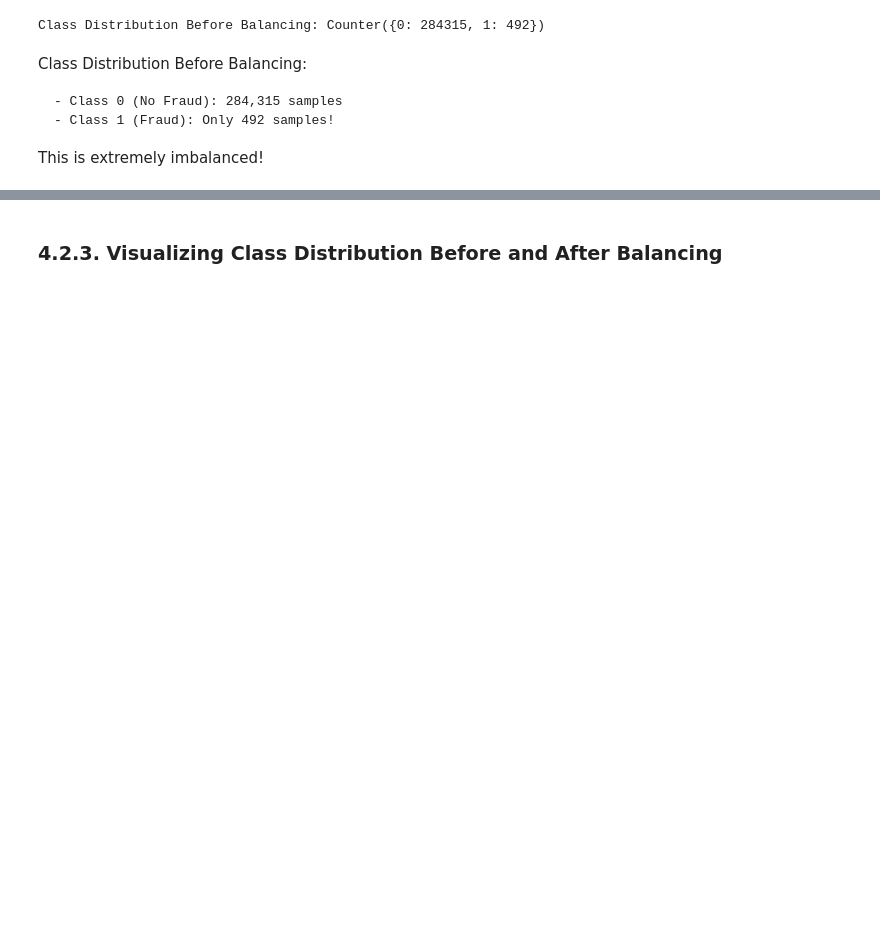
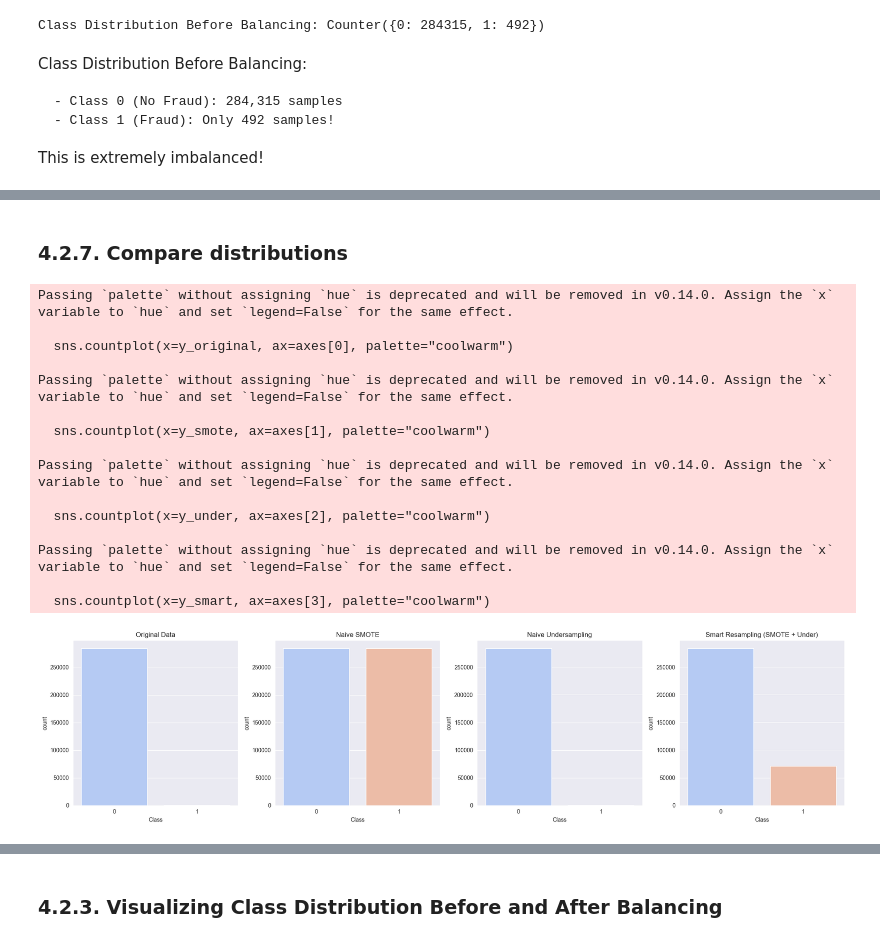
Before and after one commit to guyreuveni33/Tabular-Data-Science-Final-Research-Project, a Jupyter notebook: 21_2_2025_13 (2) (1) (1) (1).ipynb, the cells around one changed output, grey strips where cells are left out. Saved outputs shown, nothing was run; the diff lists cells and outputs as text; code cells hidden in the pictures; blank space fills up the shorter version.

```diff
--- a/21_2_2025_13 (2) (1) (1) (1).ipynb
+++ b/21_2_2025_13 (2) (1) (1) (1).ipynb
@@ -1172,0 +783,22 @@ Class Distribution After Undersampling:
+# %%
+from imblearn.under_sampling import TomekLinks
+
+
+# Naive SMOTE function
+def naive_smote(X, y, random_state=42):
+    smote = SMOTE(random_state=random_state)
+    X_res, y_res = smote.fit_resample(X, y)
+    print("Naive SMOTE Class Distribution:", Counter(y_res))
+    return X_res, y_res
+
+# Naive Undersampling function
+def naive_undersampling(X, y):
+    undersampler = TomekLinks()
+    X_res, y_res = undersampler.fit_resample(X, y)
+    print("Naive Undersampling Class Distribution:", Counter(y_res))
+    return X_res, y_res
+
+
+# Apply naive methods
+X_smote, y_smote = naive_smote(X, y)
+X_under, y_under = naive_undersampling(X, y)
@@ -1172,0 +866,35 @@ Class Distribution After Undersampling:
+# %% [markdown]
+### 4.2.7. Compare distributions
+# %%
+
+def compare_distributions(y_original, y_smote, y_under, y_smart):
+    fig, axes = plt.subplots(1, 4, figsize=(20, 5))
+    sns.countplot(x=y_original, ax=axes[0], palette="coolwarm")
+    axes[0].set_title("Original Data")
+    sns.countplot(x=y_smote, ax=axes[1], palette="coolwarm")
+    axes[1].set_title("Naive SMOTE")
+    sns.countplot(x=y_under, ax=axes[2], palette="coolwarm")
+    axes[2].set_title("Naive Undersampling")
+    sns.countplot(x=y_smart, ax=axes[3], palette="coolwarm")
+    axes[3].set_title("Smart Resampling (SMOTE + Under)")
+    plt.tight_layout()
+    plt.show()
+
+compare_distributions(y, y_smote, y_under, y_smart)
+# %% [output]
+Passing `palette` without assigning `hue` is deprecated and will be removed in v0.14.0. Assign the `x` variable to `hue` and set `legend=False` for the same effect.
+
+  sns.countplot(x=y_original, ax=axes[0], palette="coolwarm")
+
+Passing `palette` without assigning `hue` is deprecated and will be removed in v0.14.0. Assign the `x` variable to `hue` and set `legend=False` for the same effect.
+
+  sns.countplot(x=y_smote, ax=axes[1], palette="coolwarm")
+
+Passing `palette` without assigning `hue` is deprecated and will be removed in v0.14.0. Assign the `x` variable to `hue` and set `legend=False` for the same effect.
+
+  sns.countplot(x=y_under, ax=axes[2], palette="coolwarm")
+
+Passing `palette` without assigning `hue` is deprecated and will be removed in v0.14.0. Assign the `x` variable to `hue` and set `legend=False` for the same effect.
+
+  sns.countplot(x=y_smart, ax=axes[3], palette="coolwarm")
+[figure, added]
```
Also changed, not shown: parts of 42 cells of this notebook.
